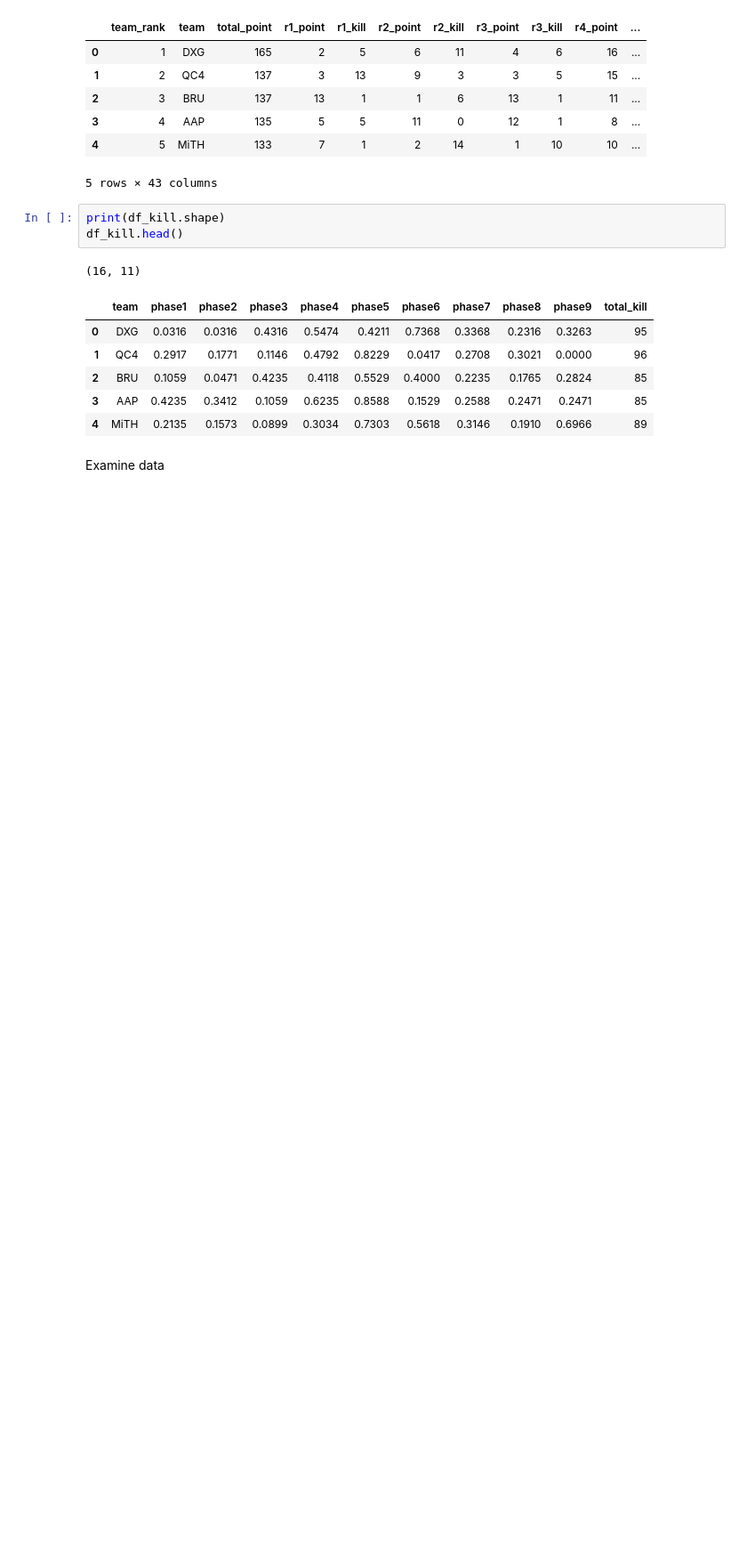
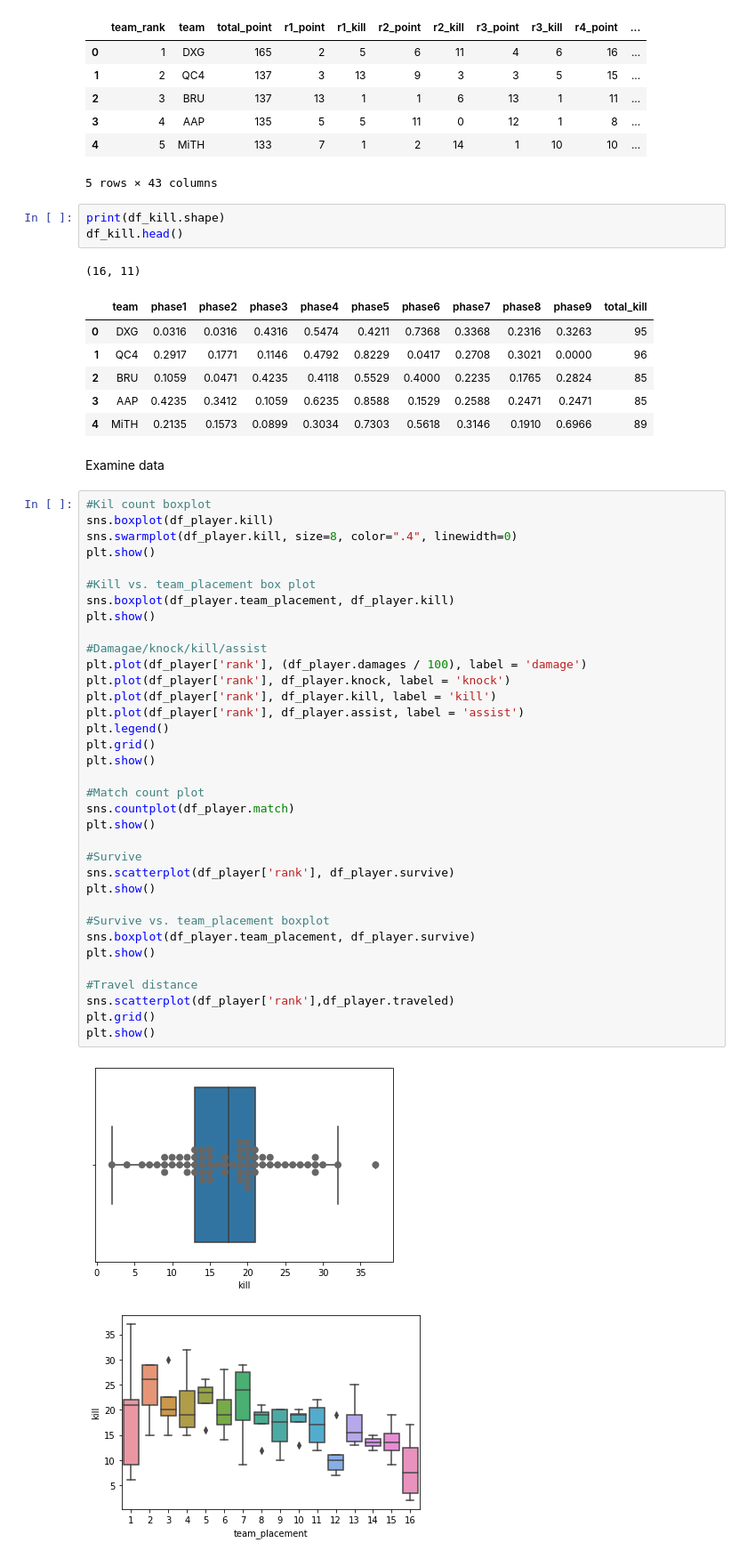
Before and after one commit to chilam27/PUBG_Player_Role_Analysis, a Jupyter notebook: P05_EDA.ipynb, the cells around one changed output. Shown: that part at 89% size. Cells and saved outputs as stored; diff of their text form; blank space fills up the shorter version.

```diff
--- a/P05_EDA.ipynb
+++ b/P05_EDA.ipynb
@@ -44,3 +47,41 @@ df_kill.head()
 | 4 | MiTH | 0.2135 | 0.1573 | 0.0899 | 0.3034 | 0.7303 | 0.5618 | 0.3146 | 0.1910 | 0.6966 | 89 |
 # %% [markdown]
 Examine data
+# %%
+#Kil count boxplot
+sns.boxplot(df_player.kill)
+sns.swarmplot(df_player.kill, size=8, color=".4", linewidth=0)
+plt.show()
+
+#Kill vs. team_placement box plot
+sns.boxplot(df_player.team_placement, df_player.kill)
+plt.show()
+
+#Damagae/knock/kill/assist
+plt.plot(df_player['rank'], (df_player.damages / 100), label = 'damage')
+plt.plot(df_player['rank'], df_player.knock, label = 'knock')
+plt.plot(df_player['rank'], df_player.kill, label = 'kill')
+plt.plot(df_player['rank'], df_player.assist, label = 'assist')
+plt.legend()
+plt.grid()
+plt.show()
+
+#Match count plot
+sns.countplot(df_player.match)
+plt.show()
+
+#Survive
+sns.scatterplot(df_player['rank'], df_player.survive)
+plt.show()
+
+#Survive vs. team_placement boxplot
+sns.boxplot(df_player.team_placement, df_player.survive)
+plt.show()
+
+#Travel distance
+sns.scatterplot(df_player['rank'],df_player.traveled)
+plt.grid()
+plt.show()
+# %% [output]
+[figure, added]
+[figure, added]
```
Also changed, not shown: parts of 7 cells of this notebook, 4 other files.
